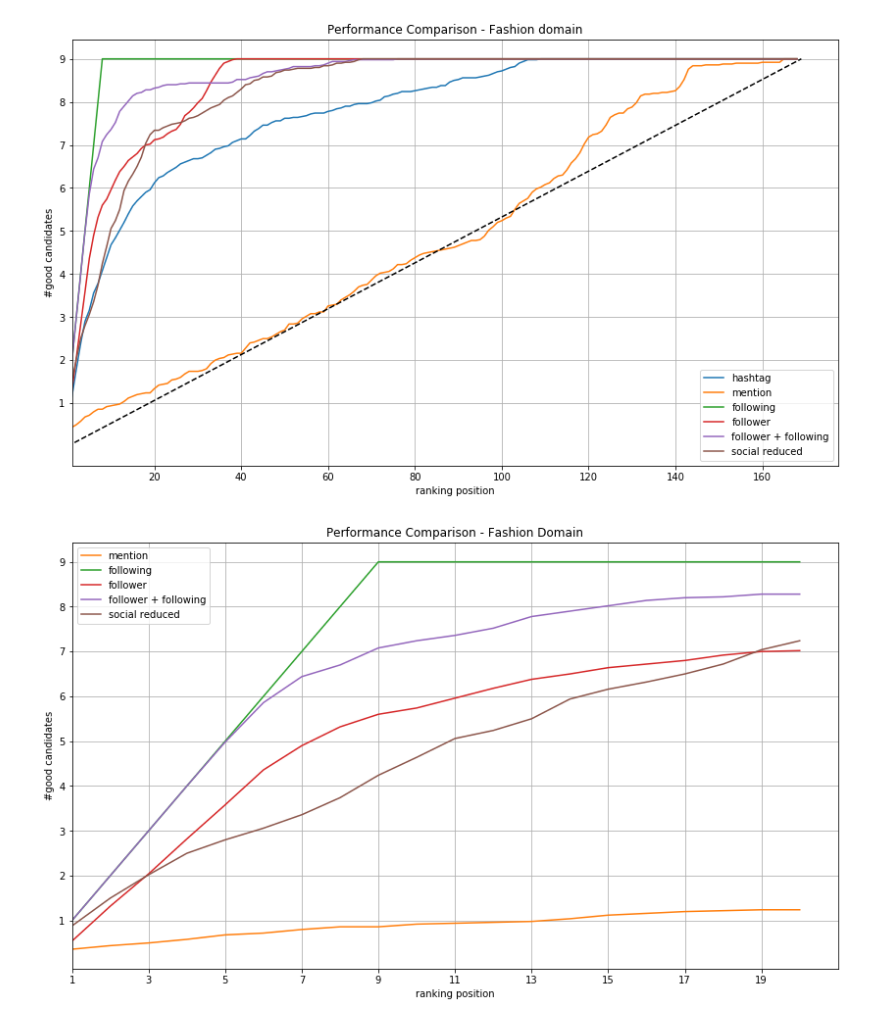
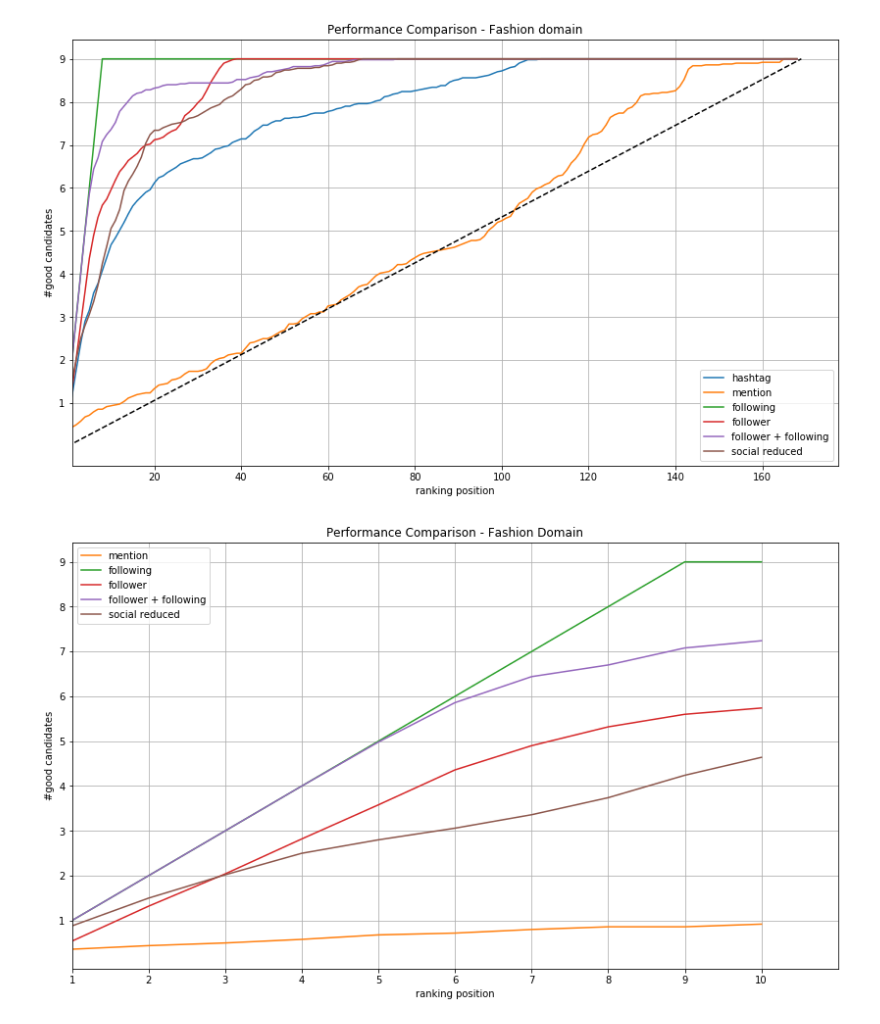
Before and after one commit to DataSciencePolimi/NetSKE, a Jupyter notebook: graphs/fashion/Fashion Domain - Test Network Features.ipynb, the cells around one changed output. Cells and saved outputs as stored; diff of their text form; code cells hidden in the pictures.

```diff
--- a/graphs/fashion/Fashion Domain - Test Network Features.ipynb
+++ b/graphs/fashion/Fashion Domain - Test Network Features.ipynb
@@ -109,5 +109,3 @@ allseeds
 len(combinations)
 # %% [output]
 100
-# %%
-combinations = combinations[:50]
@@ -137,6 +131,7 @@ def computePerformance(allseeds, comb, data, network_type):
 
     ysum = np.zeros(data.shape[0] - 9)
     prec_20 = []
+    prec_10 = []
 
     for c in comb:
         effective_seeds = [x.lower() for x in comb[c]] #lower case for usernames
@@ -160,6 +155,7 @@ def computePerformance(allseeds, comb, data, network_type):
             all_ranking[username].append(index+1)
 
         prec_20.append(cumulativeGoodCandidates(r[:20])[19])
+        prec_10.append(cumulativeGoodCandidates(r[:10])[9])
 
     y_avg = ysum.astype(float)/len(combinations)
 
@@ -176,5 +172,6 @@ def computePerformance(allseeds, comb, data, network_type):
     plt.grid(True)
 
     print ('Average P@20: {:.2f}'.format(np.mean(prec_20)))
+    print ('Average P@10: {:.2f}'.format(np.mean(prec_10)))
 
     return [y_avg, candidates_ranking, all_ranking]
@@ -381,26 +484,27 @@ plt.grid(True)
 [figure]
 # %%
 plt.figure(figsize=(14,8))
+K = 10
 
-l = plt.plot(perf_tag[:20], label='hashtag')
+l = plt.plot(perf_tag[:K], label='hashtag')
 l.pop(0).remove()
 
-plt.plot(perf_mention[:20], label='mention')
-plt.plot(pf_1[:20], label='following')
-plt.plot(pf_2[:20], label='follower')
-plt.plot(pf_3[:20], label='follower + following')
-plt.plot(pf_4[:20], label='social reduced')
+plt.plot(perf_mention[:K], label='mention')
+plt.plot(pf_1[:K], label='following')
+plt.plot(pf_2[:K], label='follower')
+plt.plot(pf_3[:K], label='follower + following')
+plt.plot(pf_4[:K], label='social reduced')
 #plt.plot([0, 20], [0, 10], linestyle='--', color='black')
 
 
 plt.legend()
 plt.title('Performance Comparison - Fashion Domain')
 plt.ylabel('#good candidates')
 plt.xlabel('ranking position')
 
-plt.xlim(xmin=1, xmax=20)
+plt.xlim(xmin=1, xmax=K)
 plt.yticks(range(1,10))
-plt.xticks(range(0, 20, 2), [str(2*i+1) for i in range(10)])
+plt.xticks(range(0, K, K/10), [str(i+1) for i in range(K)])
 plt.grid(True)
 # %% [output]
-[figure, old version]
+[figure, new version]
```
Also changed, not shown: parts of 16 cells of this notebook, 2 other files.
